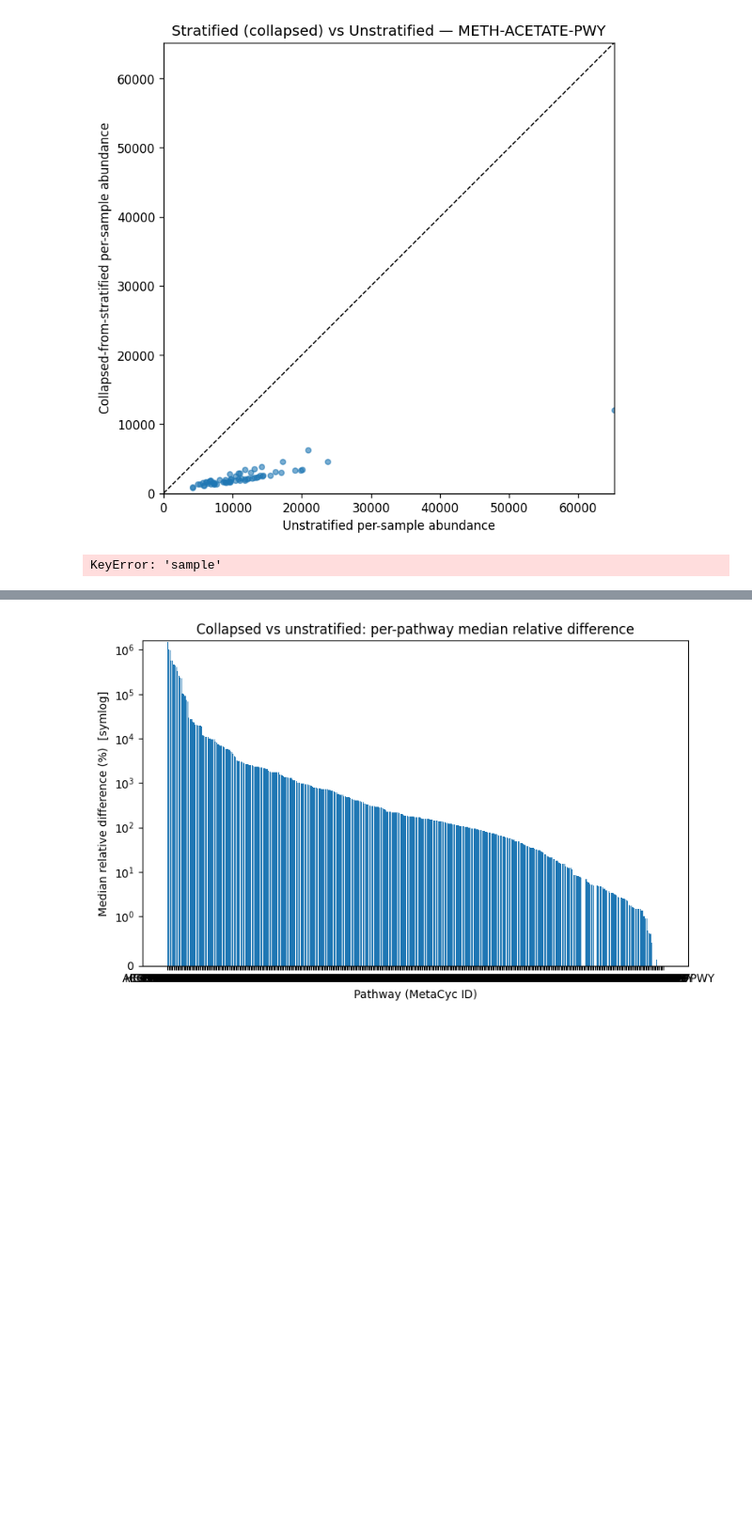
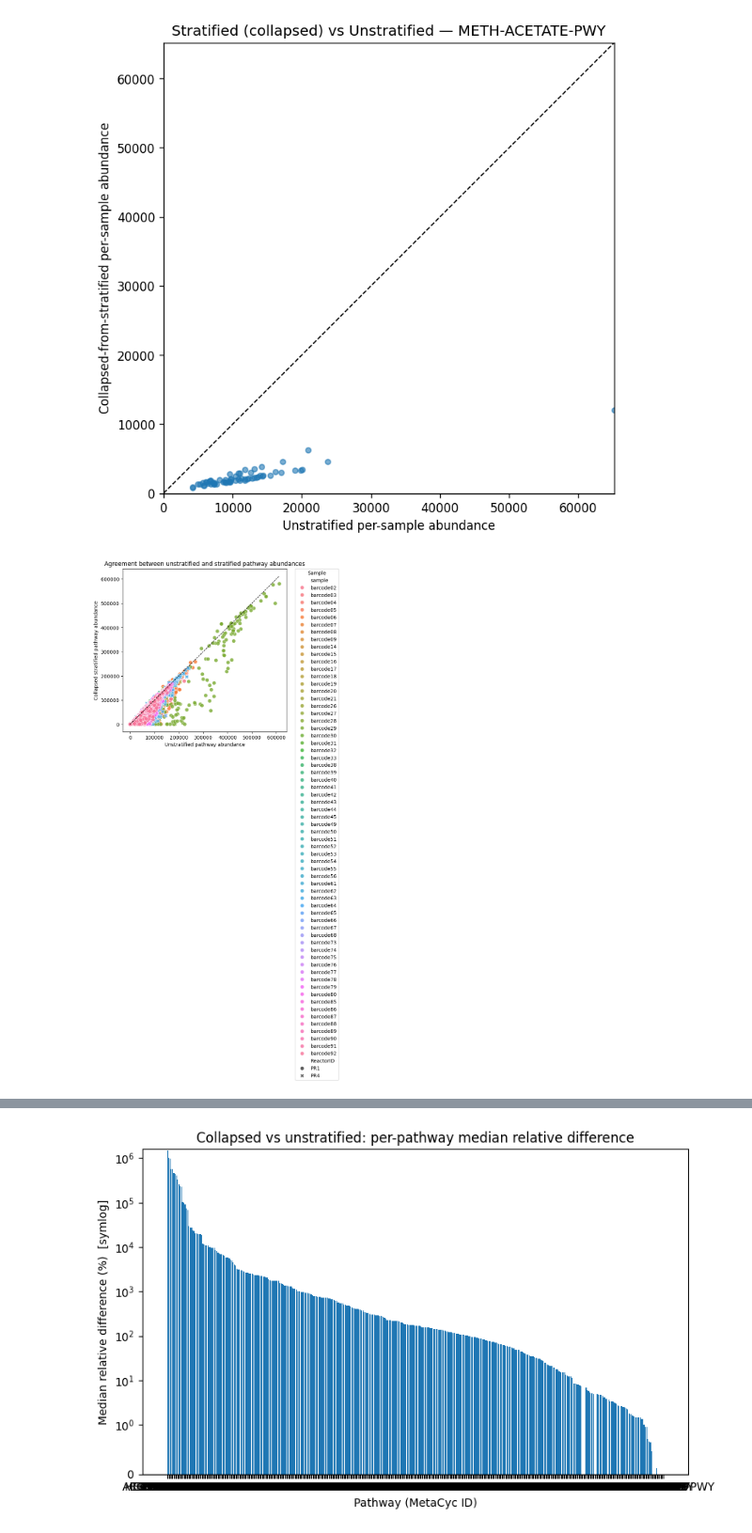
Before and after one commit to PachacutiX/Meta2Insight, a Jupyter notebook: code/picrust2_testruns/stratified/temp_differences.ipynb, the cells around one changed output, grey strips where cells are left out. Shown at 94% size. Cells and saved outputs as stored; diff of their text form; code cells hidden in the pictures; blank space fills up the shorter version.

Commit message:
Fixed error

```diff
--- a/code/picrust2_testruns/stratified/temp_differences.ipynb
+++ b/code/picrust2_testruns/stratified/temp_differences.ipynb
@@ -508,35 +526,36 @@ merged_comp["relative_diff_%"] = (
 
 ## Add Group column to merged_comp ##
 
-# Format: str
+# Format: str, renaming, merging
+df_meta = df_meta.rename(columns={"Barcode ": "sample"}).copy()
 df_meta["ReactorID"] = df_meta["ReactorID"].astype(str).str.strip()
 df_meta["sample"] = df_meta["sample"].astype(str).str.strip()
 merged_comp["sample"] = merged_comp["sample"].astype(str).str.strip()
 
 df_meta = df_meta.rename(columns={"Barcode ": "sample"}).copy()
 merged_comp = merged_comp.merge(df_meta[["sample", "ReactorID"]], on="sample", how="left")
 
 
 ## Visualise: Scatterplot ##
 plt.figure(figsize=(6,6))
 sns.scatterplot(
     data=merged_comp,
     x="pathway_abundance_unstrat",
     y="pathway_abundance_collapsed",
     hue="sample",      # colour by sample (barcodes)
     style="ReactorID",     # shape by group (metadata)
     alpha=0.8,
     s=60
 )
 plt.legend(title="Sample", bbox_to_anchor=(1.05, 1), loc='upper left', borderaxespad=0.)
 plt.tight_layout()
 plt.plot([0, merged_comp[["pathway_abundance_unstrat","pathway_abundance_collapsed"]].max().max()],
          [0, merged_comp[["pathway_abundance_unstrat","pathway_abundance_collapsed"]].max().max()],
          'k--', lw=1)
 plt.xlabel("Unstratified pathway abundance")
 plt.ylabel("Collapsed stratified pathway abundance")
 plt.title("Agreement between unstratified and stratified pathway abundances")
 plt.tight_layout()
 plt.show()
 # %% [output]
-KeyError: 'sample'
+[figure, added]
```
Also changed, not shown: parts of 2 cells of this notebook.
